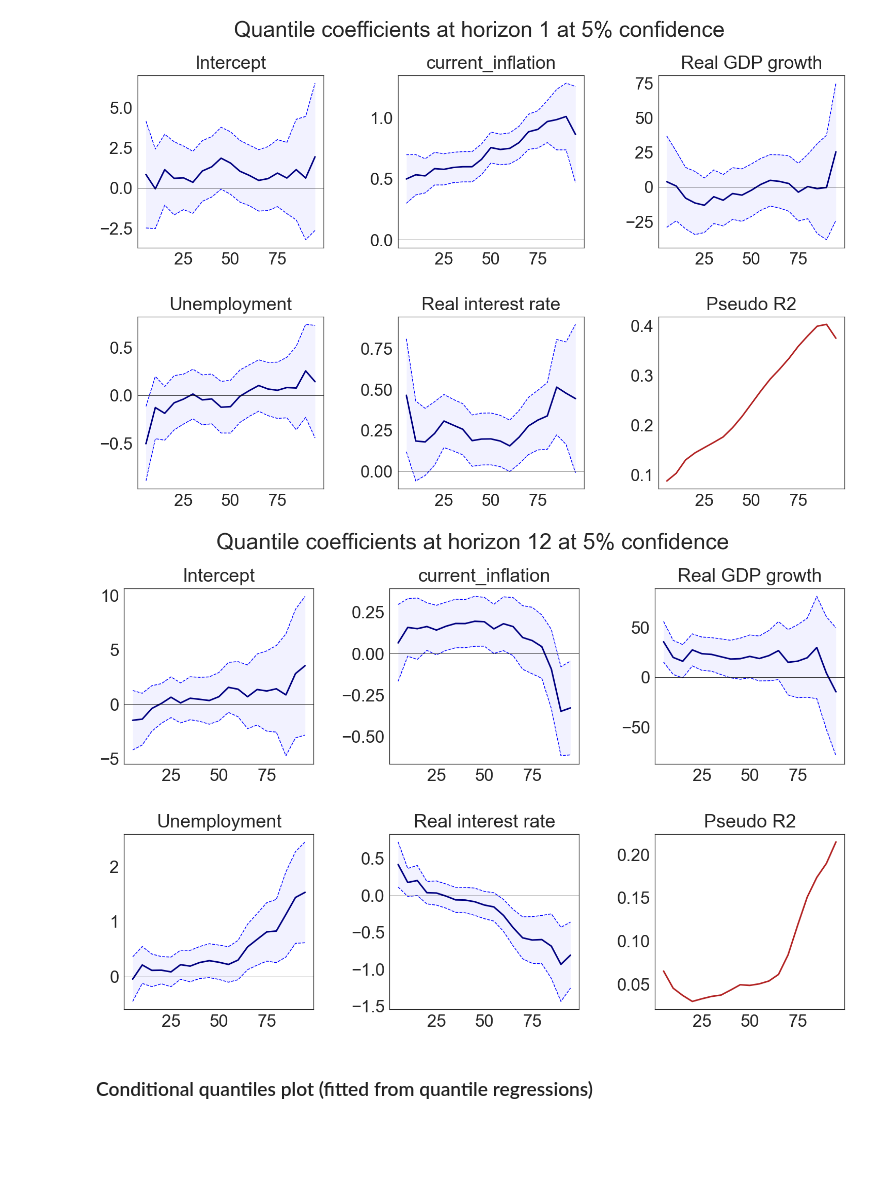
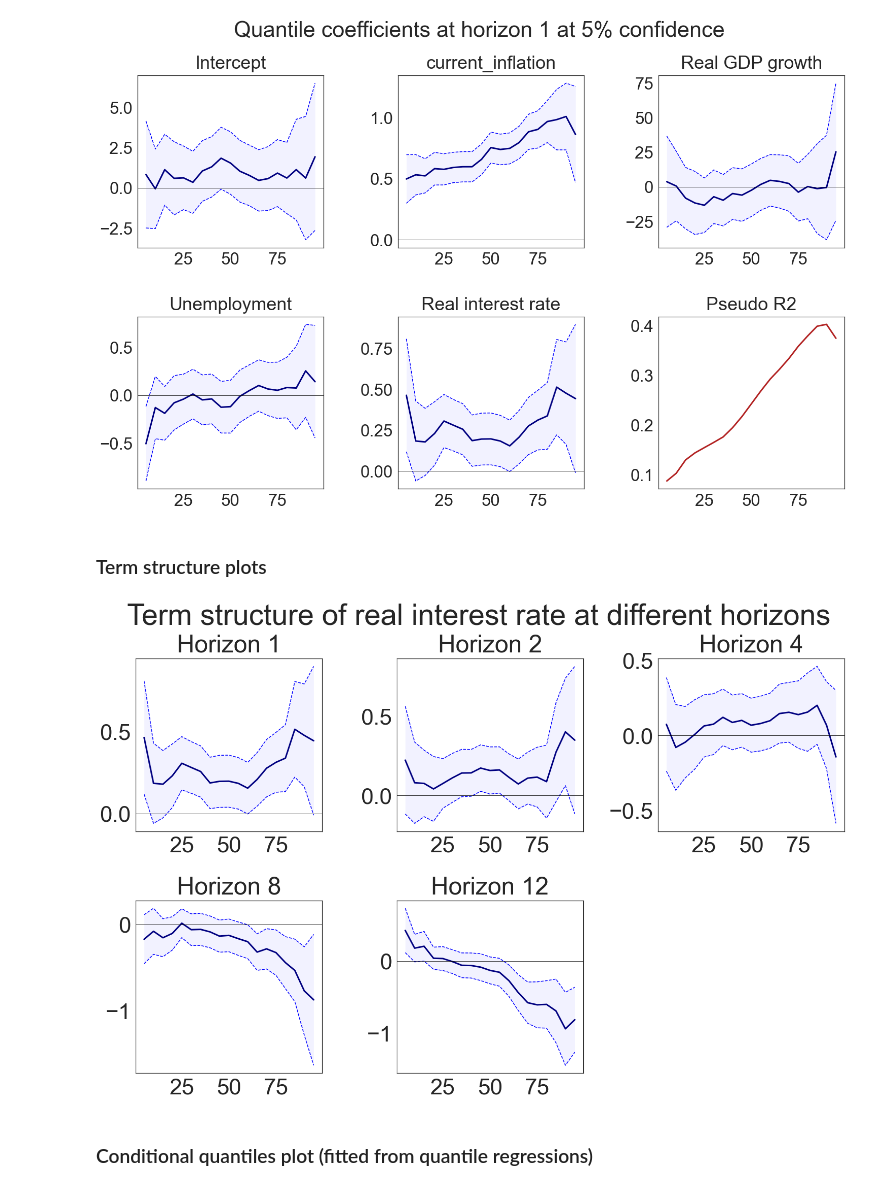
Before and after one commit to romainlafarguette/quantileproj, a Jupyter notebook: Local Quantile Projections.ipynb, the cells around one changed output. Cells and saved outputs as stored; diff of their text form; code cells hidden in the pictures; blank space fills up the shorter version.

Commit message:
Add term structure chart

```diff
--- a/Local Quantile Projections.ipynb
+++ b/Local Quantile Projections.ipynb
@@ -139,13 +139,15 @@ plt.subplots_adjust(hspace=0.4, wspace=0.4)
 plt.show()
 # %% [output]
 [figure]
+# %% [markdown]
+### Term structure plots
 # %%
-sns.set(style='white', font_scale=3, palette='deep', font='Arial') # Style
-qr_fit.plot.coeffs_grid(horizon=12, label_d=label_d)
+sns.set(style='white', font_scale=4, palette='deep', font='Arial') # Style
+qr_fit.plot.term_structure(variable='realint', title='Term structure of real interest rate at different horizons')
 plt.subplots_adjust(hspace=0.4, wspace=0.4)
 plt.show()
 # %% [output]
-[figure, old version]
+[figure, new version]
 # %% [markdown]
 ### Conditional quantiles plot (fitted from quantile regressions)
 # %%
```
Also changed, not shown: 1 other file.
